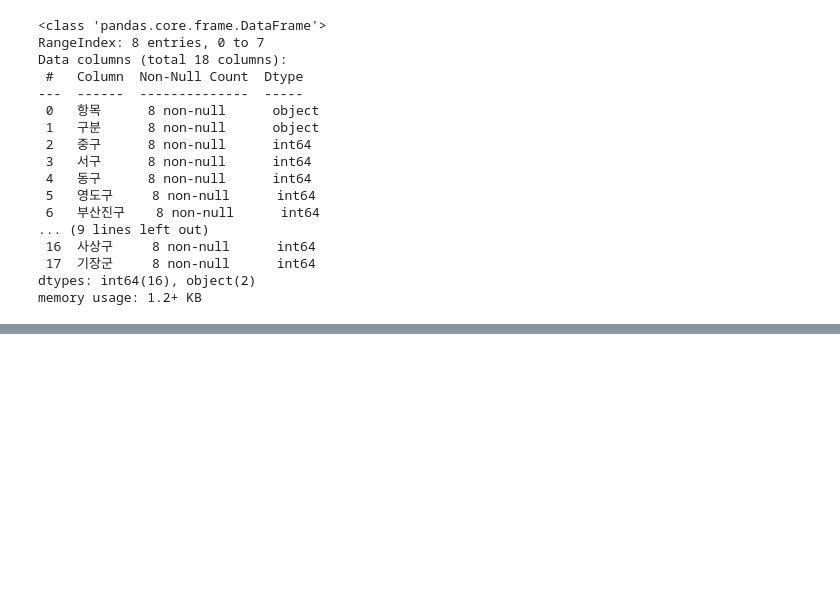
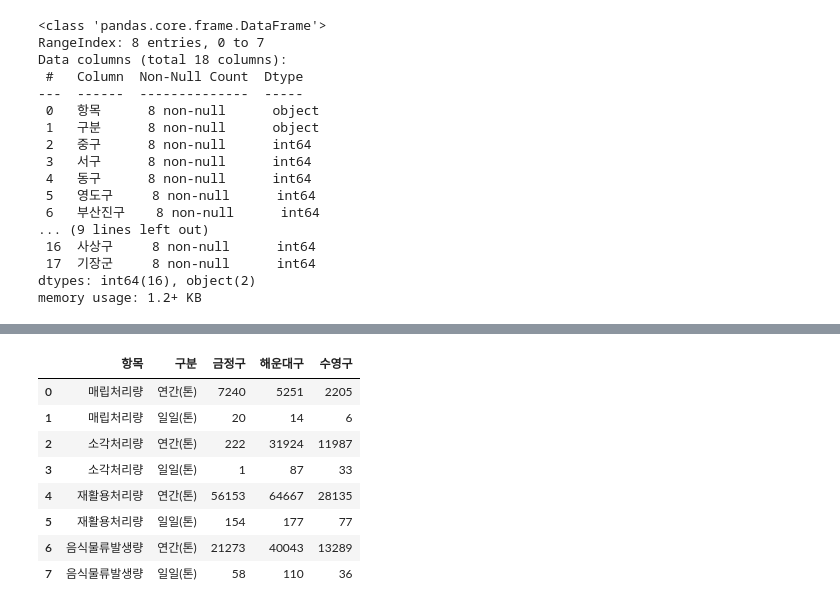
Before and after one commit to lsa-src/EXPython, a Jupyter notebook: Day07/pandas02_dataframe2.ipynb, the cells around one changed output, grey strips where cells are left out. Drawn from its saved outputs; the diff is of its cells as text; code cells hidden in the pictures; blank space fills up the shorter version.

```diff
--- a/Day07/pandas02_dataframe2.ipynb
+++ b/Day07/pandas02_dataframe2.ipynb
@@ -779,3 +112,0 @@ dfmv.head()
-# %%
-df = dfmv[['일자','영화명','순위', '평점']]
-df.head()
@@ -789,3 +112,0 @@ df.head()
-# %%
-df['일자'] = pd.to_datetime(df['일자'])
-df.dtypes
@@ -872,0 +142,4 @@ df2019.tail()
+# %%
+#행 인덱스 변경
+df = df.set_index('항목')
+df
@@ -872,0 +157,4 @@ df2019.tail()
+# %%
+#행 인덱스를 자료형으로 변경
+df = df.reset_index()
+df
@@ -872,0 +242,13 @@ df2019.tail()
+# %%
+df2 = df[['항목','구분','금정구','해운대구','수영구']]
+df2
+# %% [output]
+|  | 항목 | 구분 | 금정구 | 해운대구 | 수영구 |
+| 0 | 매립처리량 | 연간(톤) | 7240 | 5251 | 2205 |
+| 1 | 매립처리량 | 일일(톤) | 20 | 14 | 6 |
+| 2 | 소각처리량 | 연간(톤) | 222 | 31924 | 11987 |
+| 3 | 소각처리량 | 일일(톤) | 1 | 87 | 33 |
+| 4 | 재활용처리량 | 연간(톤) | 56153 | 64667 | 28135 |
+| 5 | 재활용처리량 | 일일(톤) | 154 | 177 | 77 |
+| 6 | 음식물류발생량 | 연간(톤) | 21273 | 40043 | 13289 |
+| 7 | 음식물류발생량 | 일일(톤) | 58 | 110 | 36 |
```
Also changed, not shown: parts of 106 cells of this notebook.
